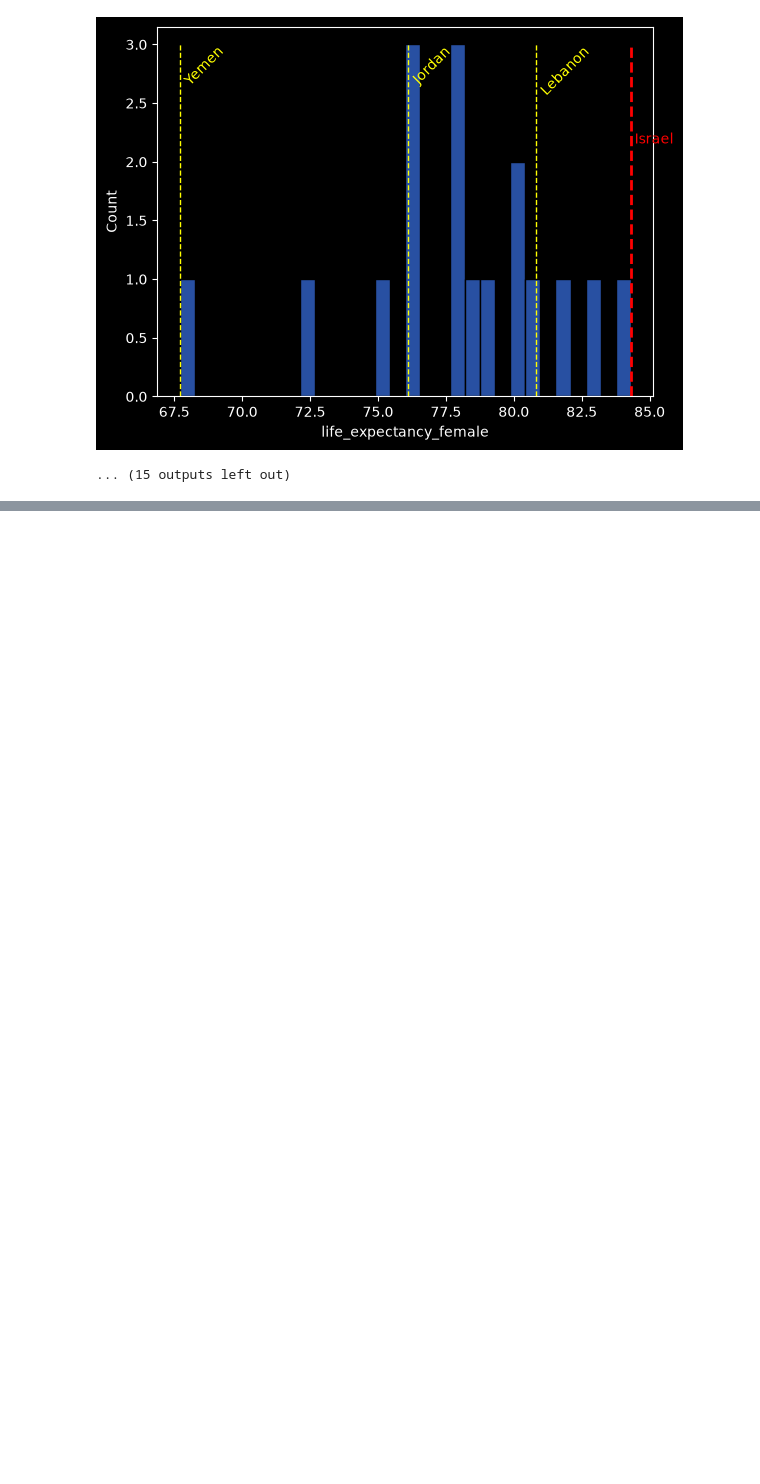
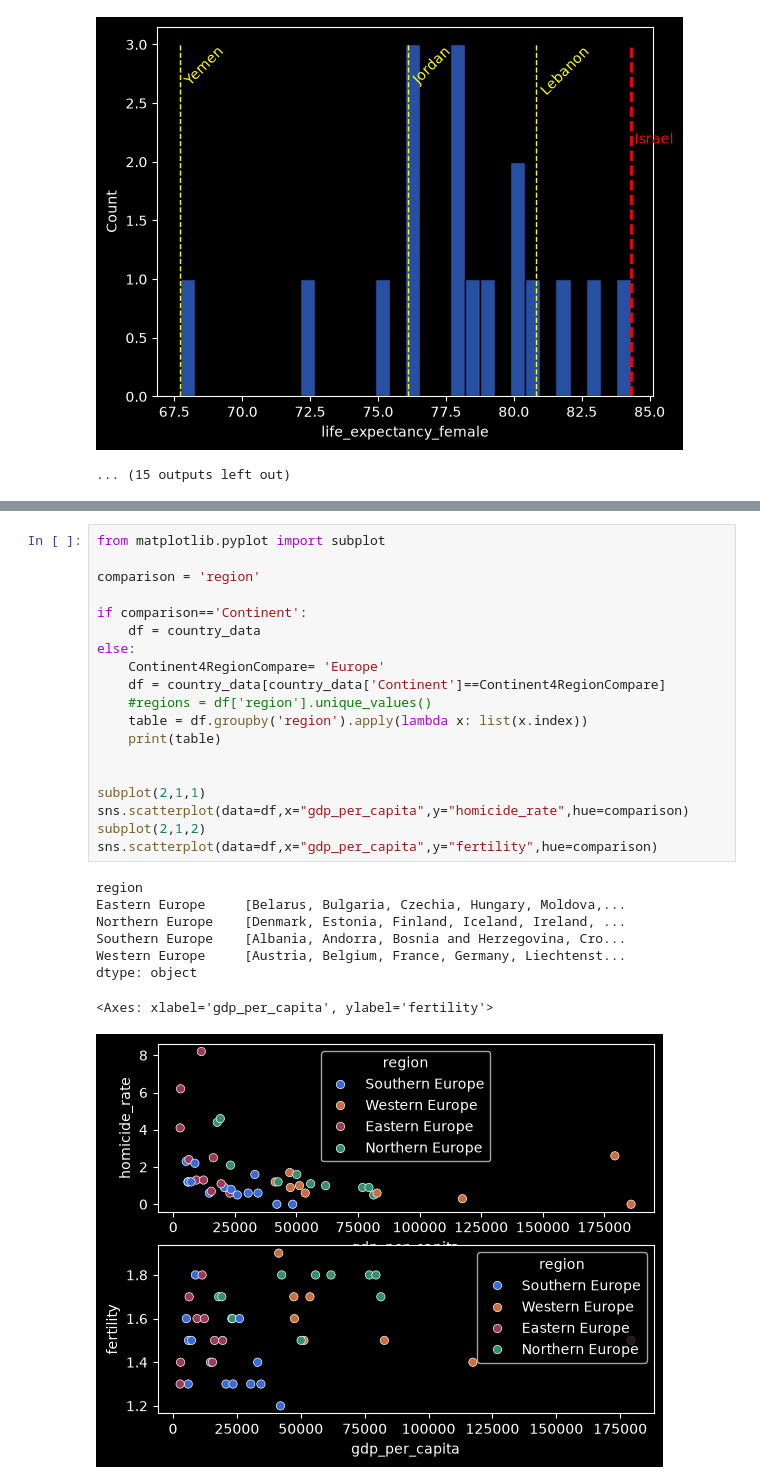
Before and after one commit to Ariel14061969/DataAlalysis, a Jupyter notebook: Country_Analysis.ipynb, the cells around one changed output, grey strips where cells are left out. Drawn from its saved outputs; the diff is of its cells as text; blank space fills up the shorter version.

```diff
--- a/Country_Analysis.ipynb
+++ b/Country_Analysis.ipynb
@@ -174,0 +192,28 @@ Name: Israel, dtype: object
+# %%
+from matplotlib.pyplot import subplot
+
+comparison = 'region'
+
+if comparison=='Continent':
+    df = country_data
+else:
+    Continent4RegionCompare= 'Europe'
+    df = country_data[country_data['Continent']==Continent4RegionCompare]
+    #regions = df['region'].unique_values()
+    table = df.groupby('region').apply(lambda x: list(x.index))
+    print(table)
+
+
+subplot(2,1,1)
+sns.scatterplot(data=df,x="gdp_per_capita",y="homicide_rate",hue=comparison)
+subplot(2,1,2)
+sns.scatterplot(data=df,x="gdp_per_capita",y="fertility",hue=comparison)
+# %% [output]
+region
+Eastern Europe     [Belarus, Bulgaria, Czechia, Hungary, Moldova,...
+Northern Europe    [Denmark, Estonia, Finland, Iceland, Ireland, ...
+Southern Europe    [Albania, Andorra, Bosnia and Herzegovina, Cro...
+Western Europe     [Austria, Belgium, France, Germany, Liechtenst...
+dtype: object
+<Axes: xlabel='gdp_per_capita', ylabel='fertility'>
+[figure, added]
```
Also changed, not shown: parts of 4 cells of this notebook.
